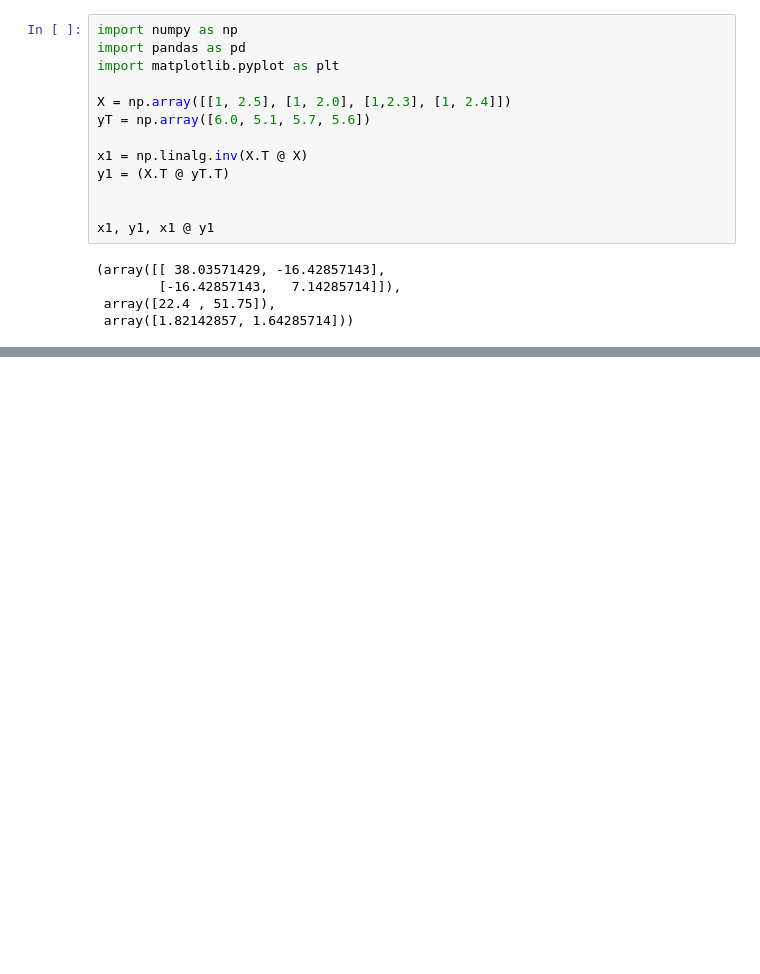
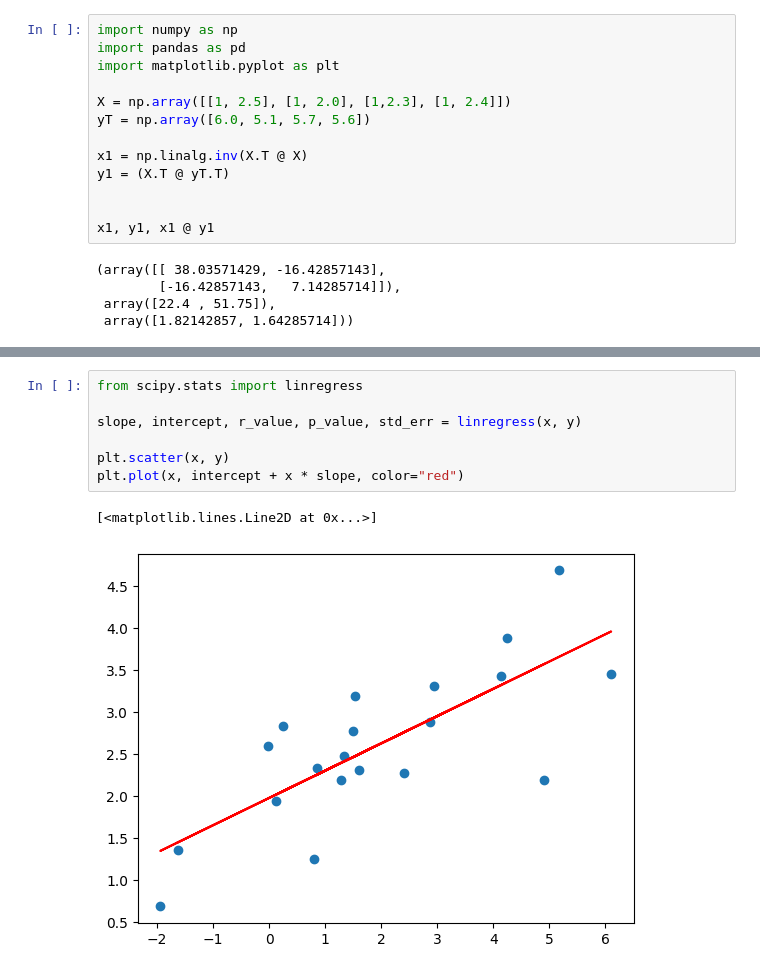
Before and after one commit to aeropagz/data-science, a Jupyter notebook: week2/ex4.ipynb, the cells around one changed output, grey strips where cells are left out. Drawn from its saved outputs; the diff is of its cells as text; blank space fills up the shorter version.

```diff
--- a/week2/ex4.ipynb
+++ b/week2/ex4.ipynb
@@ -40,0 +35,10 @@ plt.title("linear")
+# %%
+from scipy.stats import linregress
+
+slope, intercept, r_value, p_value, std_err = linregress(x, y)
+
+plt.scatter(x, y)
+plt.plot(x, intercept + x * slope, color="red")
+# %% [output]
+[<matplotlib.lines.Line2D at 0x...>]
+[figure, added]
```
Also changed, not shown: parts of 2 cells of this notebook.
